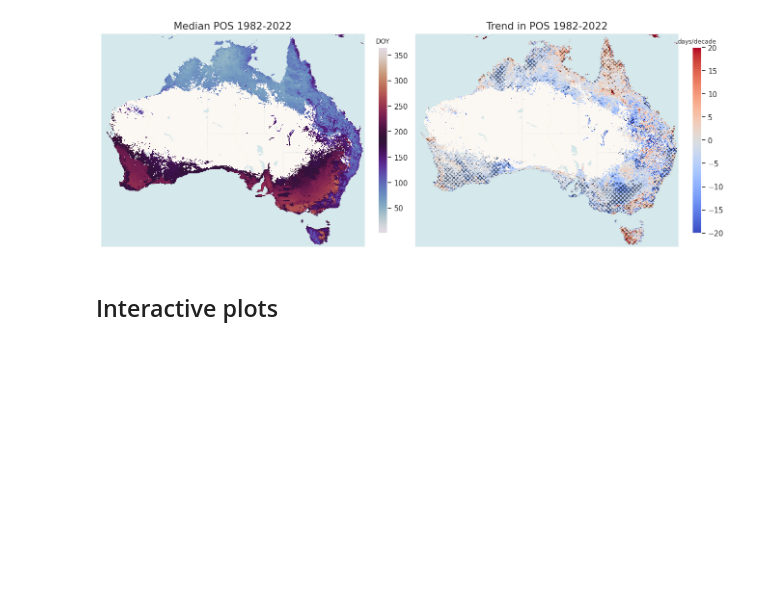
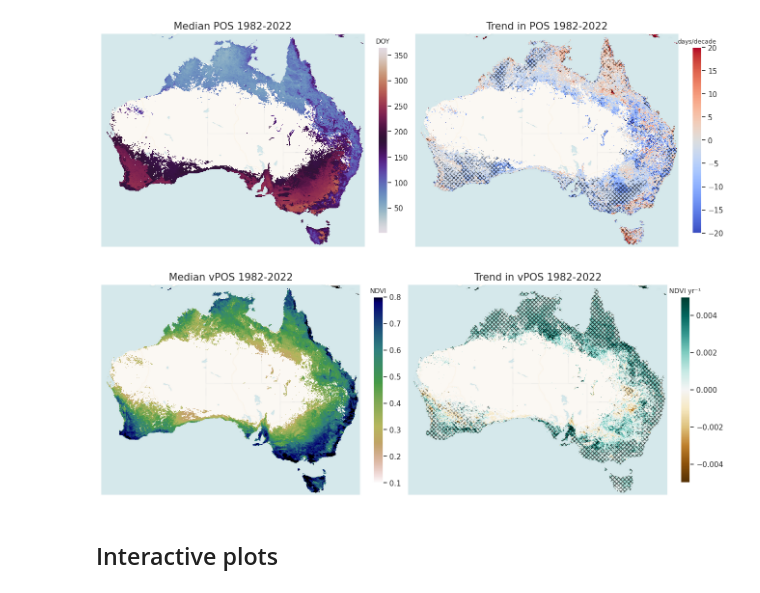
Before and after one commit to cbur24/AusENDVI, a Jupyter notebook: notebooks/analysis/Trends_in_Seasonality.ipynb, the cells around one changed output. Saved outputs shown, nothing was run; the diff lists cells and outputs as text; code cells hidden in the pictures; blank space fills up the shorter version.

```diff
--- a/notebooks/analysis/Trends_in_Seasonality.ipynb
+++ b/notebooks/analysis/Trends_in_Seasonality.ipynb
@@ -157,8 +157,8 @@ pos_trends = Mann_Kendall_test(doy['POS'].rename({'year':'time'}),
                                method='theilslopes'
                               ).compute()
 
-# vpos_trends = Mann_Kendall_test(doy['vPOS'].rename({'year':'time'}),
-#                                alpha=0.05,
-#                                method='theilslopes'
-#                               ).compute()
+vpos_trends = Mann_Kendall_test(doy['vPOS'].rename({'year':'time'}),
+                               alpha=0.05,
+                               method='theilslopes'
+                              ).compute()
 # %%
@@ -228,35 +225,37 @@ for a,i in zip(ax.reshape(-1), range(0,2)):
         cb.ax.set_title('NDVI', fontsize=10)
         a.set_title('Median vPOS 1982-2022', fontsize=font)
 
     if i==1:
         im = vpos_trends.trend.where(vpos_trends.trend!=0).plot(vmin=-0.005,
                                         vmax=0.005, ax=a, add_labels=False, cmap='BrBG', add_colorbar=False)
         cb = fig.colorbar(im, ax=a, shrink=0.65, orientation='vertical')
         cb.ax.set_title('NDVI yr\u207B\u00B9', fontsize=10)
         # xr.plot.contourf(vpos_trends.trend.where(vpos_trends.signif),
         #                  ax=a, alpha=0, hatches=['XXXX'], add_colorbar=False)
 
         #significance plotting (contourf failing??)
         lons, lats = np.meshgrid(vpos_trends.x, vpos_trends.y)
         sig_area = np.where(vpos_trends.signif == 1)
         a.hexbin(x=lons[sig_area].reshape(-1),
                  y=lats[sig_area].reshape(-1),
                  C=vpos_trends.signif.where(vpos_trends.signif == 1).data[sig_area].reshape(-1),
                  hatch='XXXX',
                  alpha=0,
                  gridsize=(400,400)
                 )
 
         ctx.add_basemap(a, source=ctx.providers.CartoDB.VoyagerNoLabels, crs='EPSG:4326', attribution='', attribution_size=1)
         a.set_title('Trend in vPOS 1982-2022', fontsize=font)
 
     a.set_yticklabels([])
     a.set_ylabel('')
     a.set_xlabel('')
     a.set_xticklabels([]);
 
-# fig.savefig("/g/data/os22/chad_tmp/AusENDVI/results/figs/vPOS_"+var+"_per_pixel_trends.png",
-#             bbox_inches='tight', dpi=300)
+fig.savefig("/g/data/os22/chad_tmp/AusENDVI/results/figs/vPOS_"+var+"_per_pixel_trends.png",
+            bbox_inches='tight', dpi=300)
+# %% [output]
+[figure, added]
 # %% [markdown]
 ## Interactive plots
 # %%
```
Also changed, not shown: parts of 10 cells of this notebook, 2 other files.
